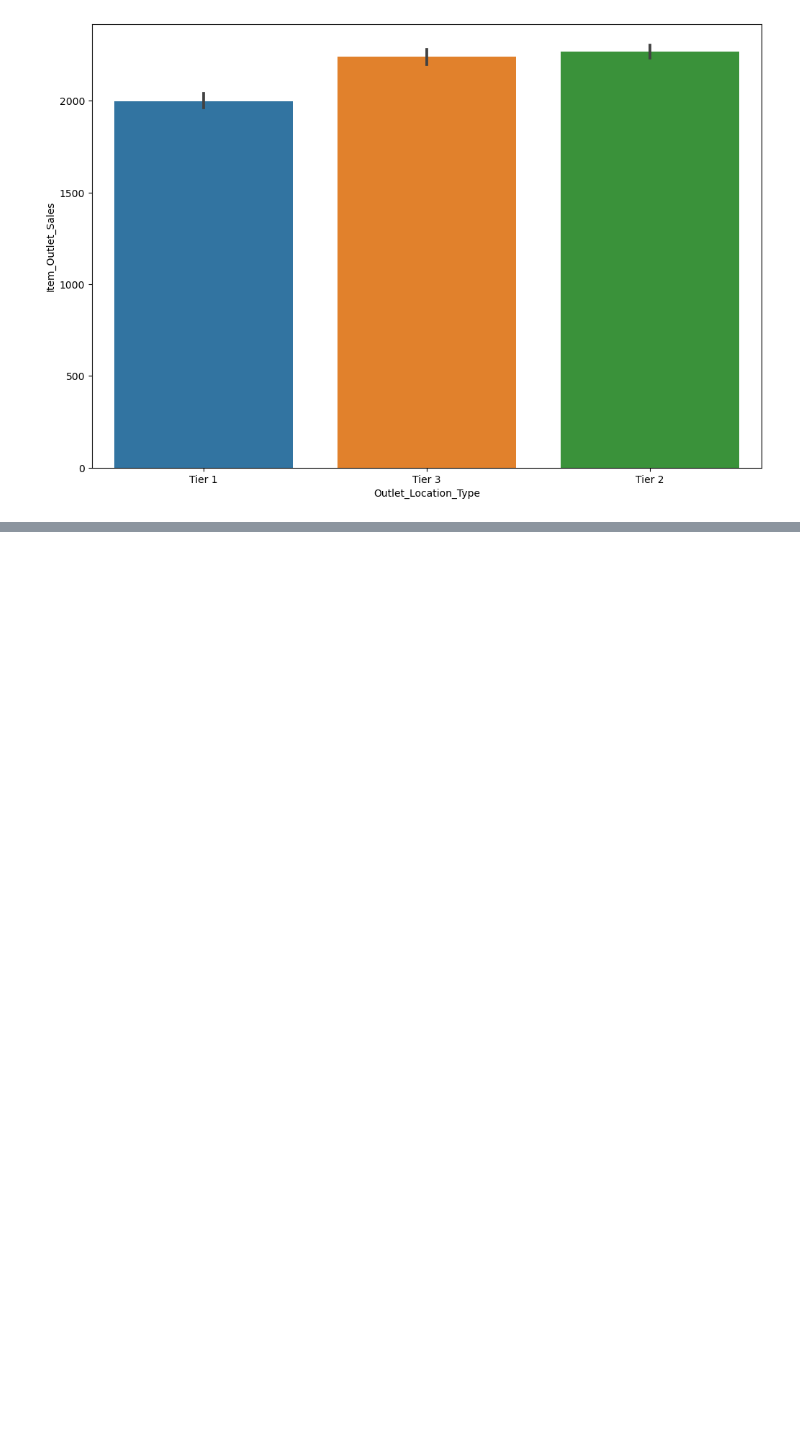
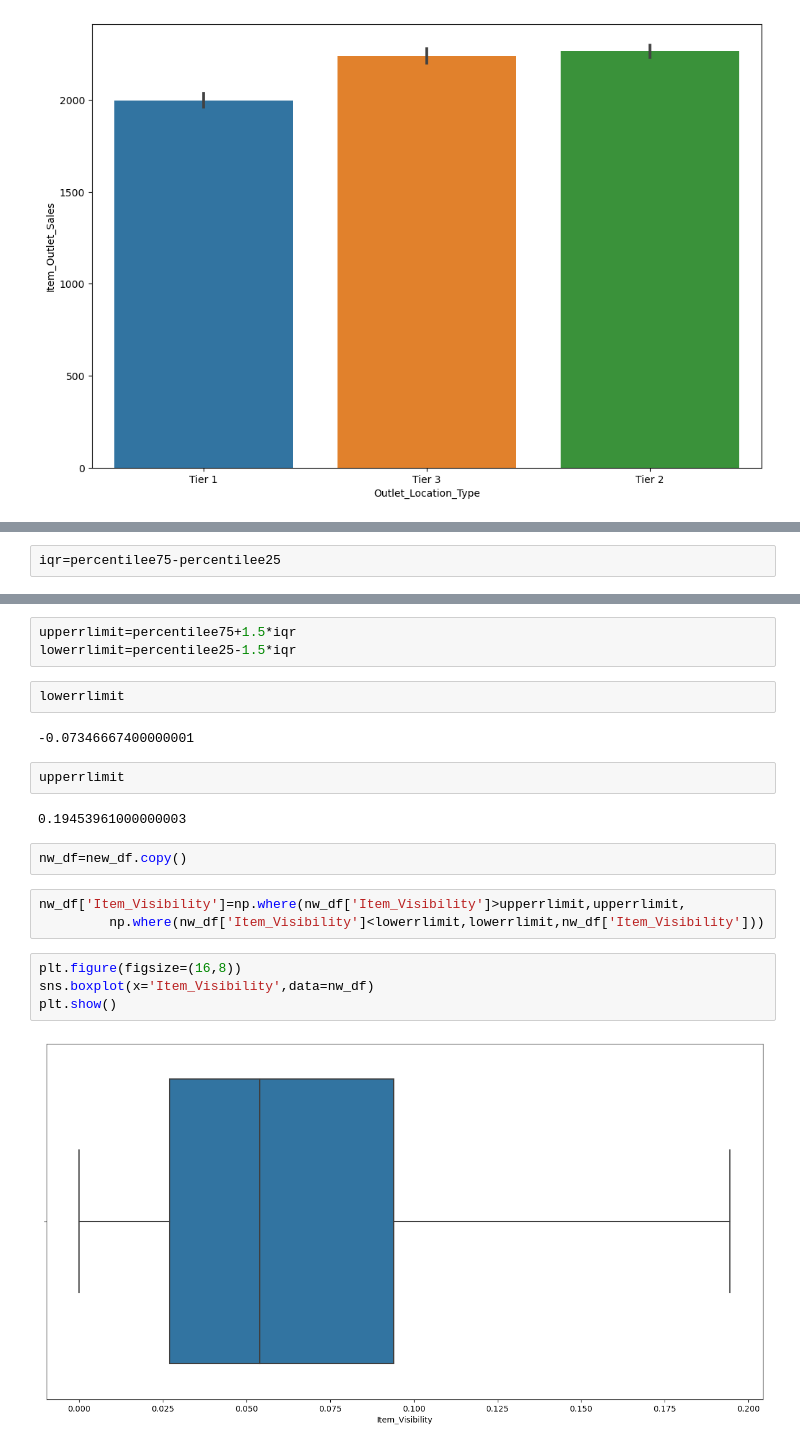
Before and after one commit to sunilbhandari123/Sales_predictions, a Jupyter notebook: Untitled.ipynb, the cells around one changed output, grey strips where cells are left out. Drawn from its saved outputs; the diff is of its cells as text; blank space fills up the shorter version.

```diff
--- a/Untitled.ipynb
+++ b/Untitled.ipynb
@@ -355,0 +462,2 @@ df.head()
+# %%
+iqr=percentilee75-percentilee25
@@ -355,0 +468,22 @@ df.head()
+# %%
+upperrlimit=percentilee75+1.5*iqr
+lowerrlimit=percentilee25-1.5*iqr
+# %%
+lowerrlimit
+# %% [output]
+-0.07346667400000001
+# %%
+upperrlimit
+# %% [output]
+0.19453961000000003
+# %%
+nw_df=new_df.copy()
+# %%
+nw_df['Item_Visibility']=np.where(nw_df['Item_Visibility']>upperrlimit,upperrlimit,
+         np.where(nw_df['Item_Visibility']<lowerrlimit,lowerrlimit,nw_df['Item_Visibility']))
+# %%
+plt.figure(figsize=(16,8))
+sns.boxplot(x='Item_Visibility',data=nw_df)
+plt.show()
+# %% [output]
+[figure, added]
```
Also changed, not shown: parts of 60 cells of this notebook.
